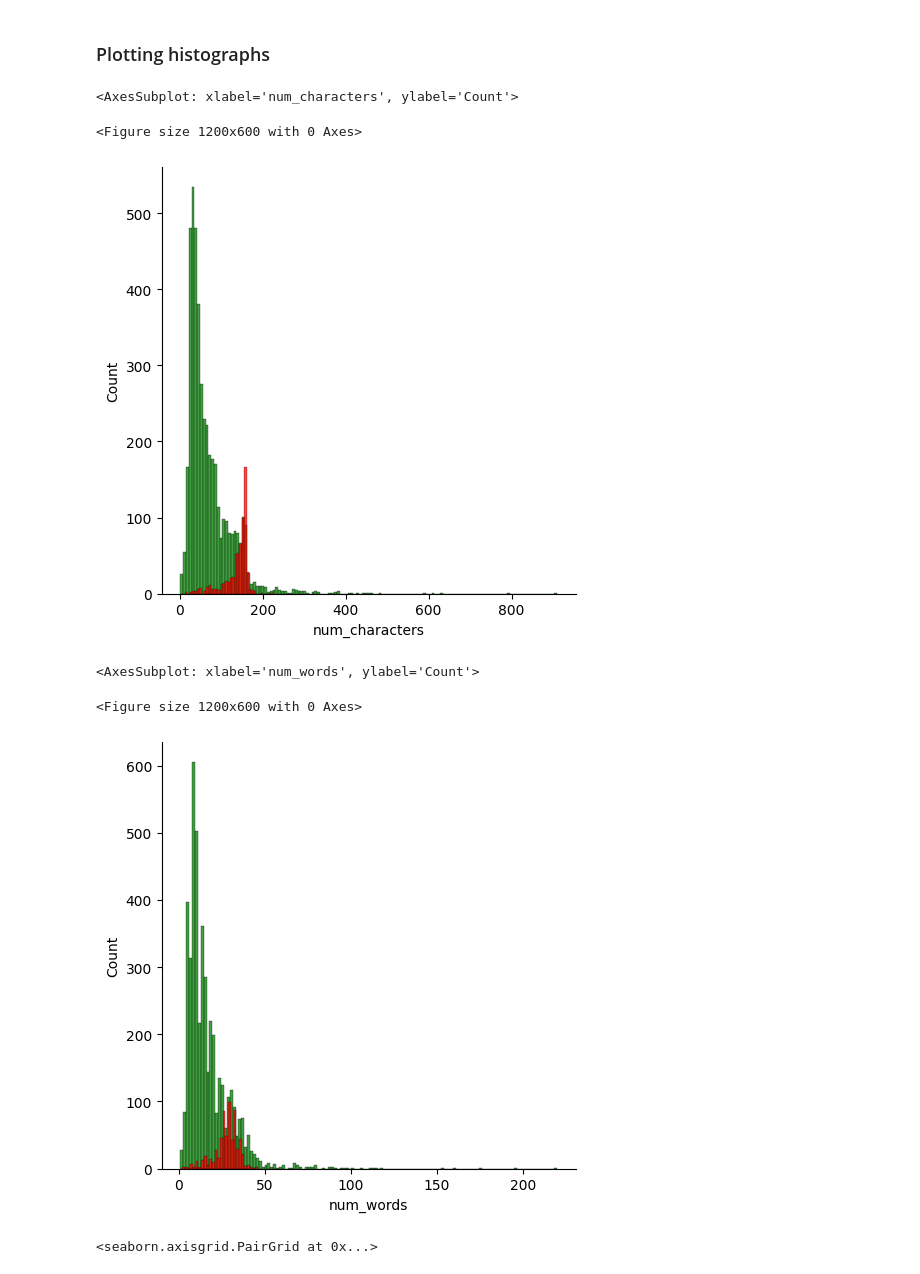
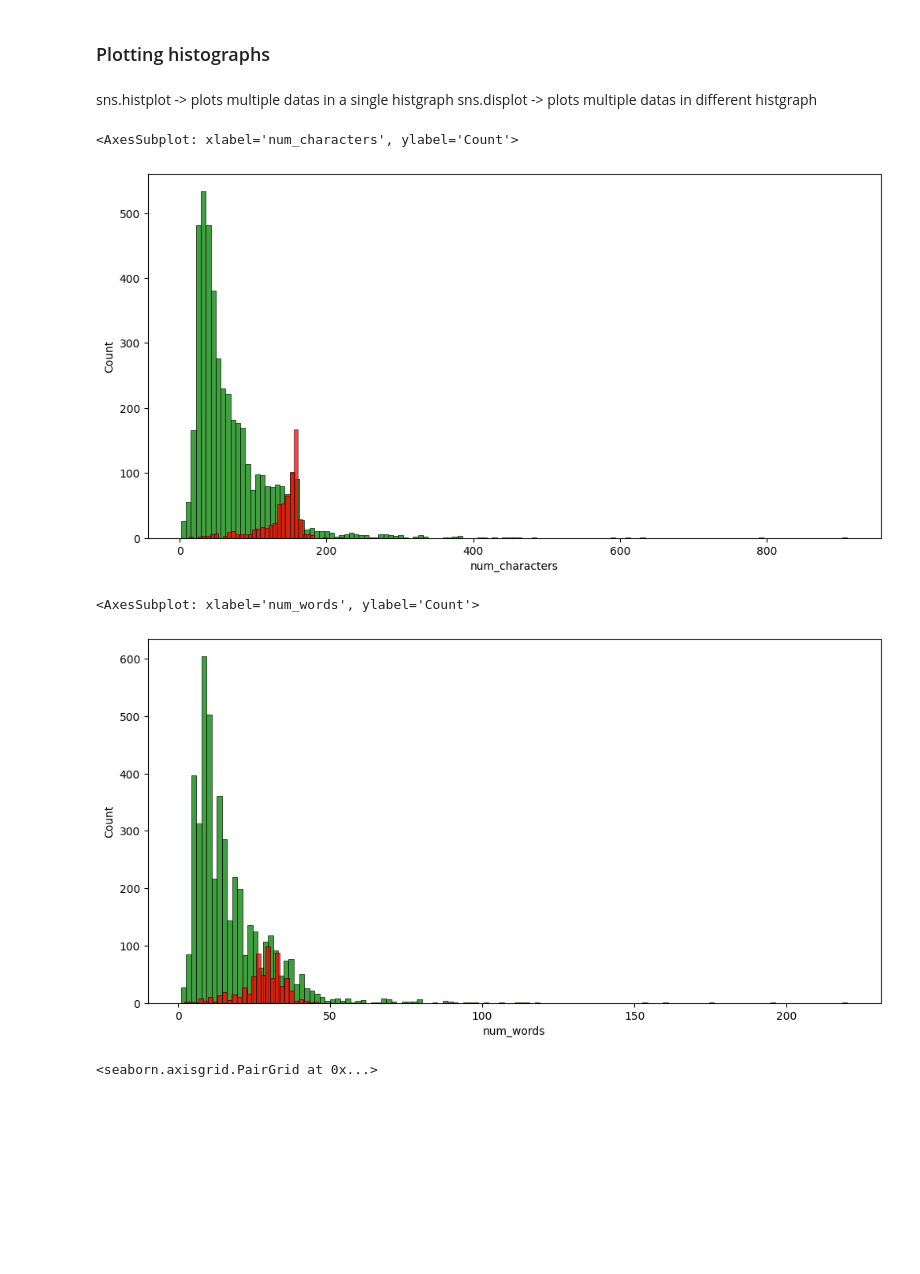
Before and after one commit to cropped33/spam_or_ham, a Jupyter notebook: sms_spam_detection.ipynb, the cells around one changed output. Drawn from its saved outputs; the diff is of its cells as text; code cells hidden in the pictures; blank space fills up the shorter version.

```diff
--- a/sms_spam_detection.ipynb
+++ b/sms_spam_detection.ipynb
@@ -216,26 +216,27 @@ df[df['target']==1][['num_characters','num_words','num_sentences']].describe()
 | max | 224.000000 | 46.000000 | 9.000000 |
 # %% [markdown]
 ### Plotting histographs
+# %% [markdown]
+sns.histplot -> plots multiple datas in a single histgraph
+sns.displot -> plots multiple datas in different histgraph
 # %%
 plt.figure(figsize=(12,6))
 # visualizing the distribution of num_characters of ham sms
-sns.displot(df[df['target']==0]['num_characters'],color='green',label='ham')
+sns.histplot(df[df['target']==0]['num_characters'],color='green',label='ham')
 # visualizing the distribution of num_characters of spam sms
 sns.histplot(df[df['target']==1]['num_characters'],color='red',label='spam')
 # %% [output]
 <AxesSubplot: xlabel='num_characters', ylabel='Count'>
-<Figure size 1200x600 with 0 Axes>
-[figure, old version]
+[figure, new version]
 # %%
 plt.figure(figsize=(12,6))
 # visualizing the distribution of num_words of ham sms
-sns.displot(df[df['target']==0]['num_words'],color='green',label='ham')
+sns.histplot(df[df['target']==0]['num_words'],color='green',label='ham')
 # visualizing the distribution of num_words of spam sms
 sns.histplot(df[df['target']==1]['num_words'],color='red',label='spam')
 # %% [output]
 <AxesSubplot: xlabel='num_words', ylabel='Count'>
-<Figure size 1200x600 with 0 Axes>
-[figure, old version]
+[figure, new version]
 # %%
 sns.pairplot(df,hue='target')
 # %% [output]
```
Also changed, not shown: parts of 35 cells of this notebook.
